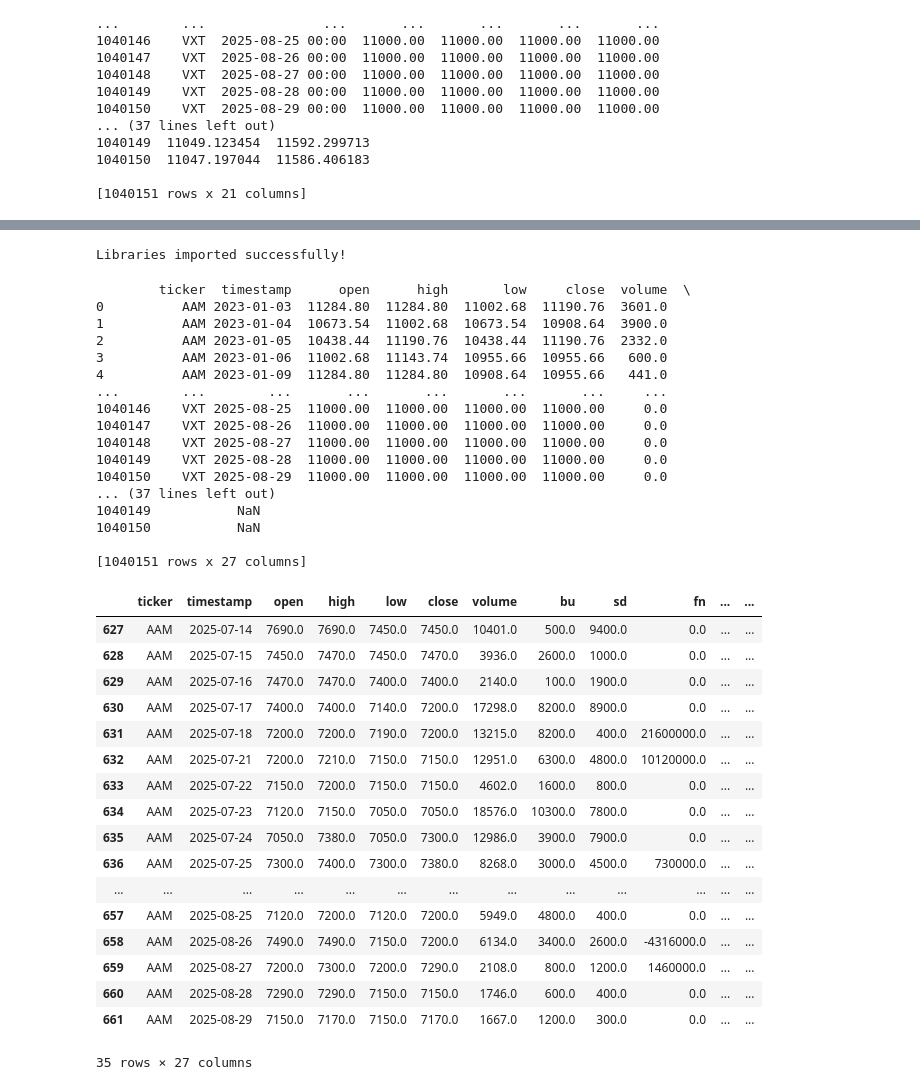
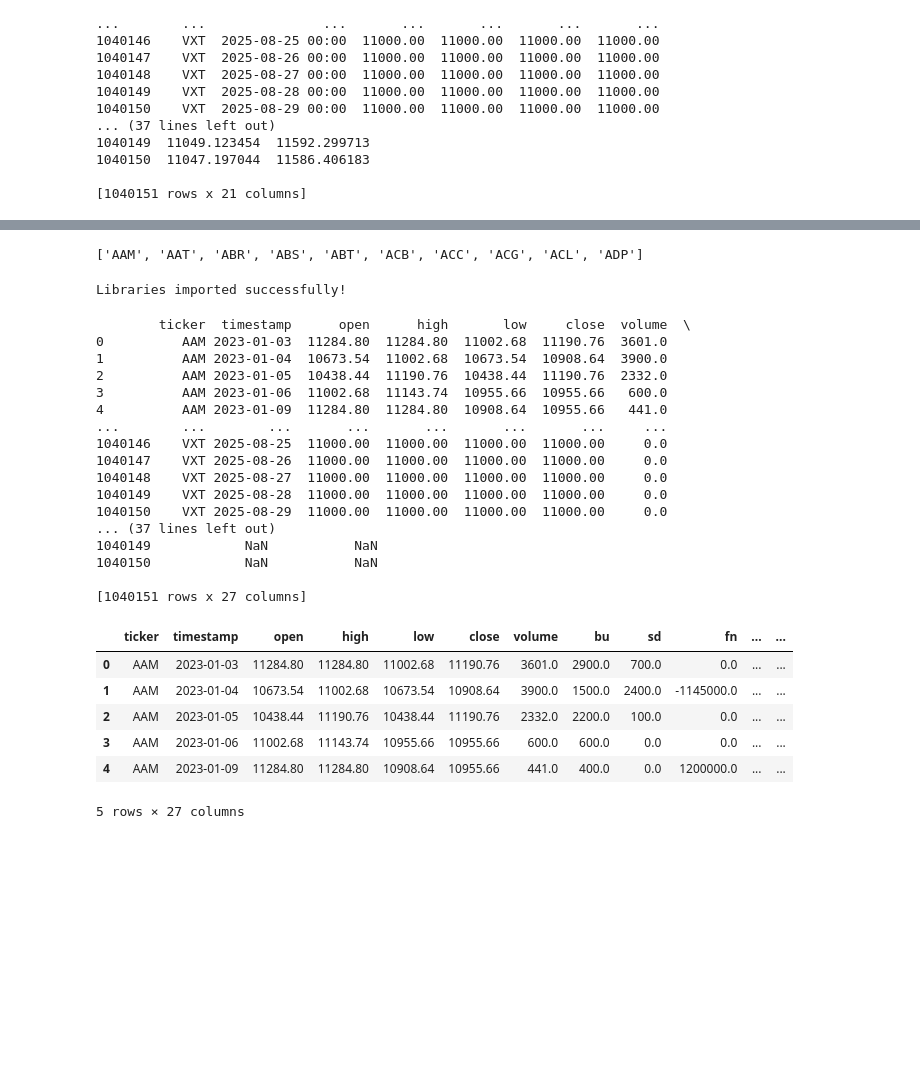
Before and after one commit to vyvy31082004/Data-Science-Talent, a Jupyter notebook: B2_Processing/Data_processing.ipynb, the cells around one changed output, grey strips where cells are left out. Saved outputs shown, nothing was run; the diff lists cells and outputs as text; code cells hidden in the pictures; blank space fills up the shorter version.

```diff
--- a/B2_Processing/Data_processing.ipynb
+++ b/B2_Processing/Data_processing.ipynb
@@ -83,12 +83,8 @@ Successfully installed fastdtw-0.3.4 fiinquantx-0.1.37 msgpack-1.0.2 signalrcore
 # %%
 from FiinQuantX import FiinSession, RealTimeData
-from dotenv import load_dotenv
-import os
 
-# Load environment variables
-load_dotenv()
-username = os.getenv('USERNAME1')
-password = os.getenv('PASSWORD1')
+username = 'DSTC_37@fiinquant.vn'
+password = 'Fiinquant0606'
 
 client = FiinSession(
     username=username,
@@ -169,3 +149,8 @@ df.loc[df['ticker'] == 'ACB']
+# %%
+tickers = df['ticker'].unique().tolist()
+tickers[:10]
+# %% [output]
+['AAM', 'AAT', 'ABR', 'ABS', 'ABT', 'ACB', 'ACC', 'ACG', 'ACL', 'ADP']
 # %%
 # Cell 1: Import libraries
 import pandas as pd
@@ -338,30 +323,19 @@ print(result_df)
 1040149    VXT 2025-08-28  11000.00  11000.00  11000.00  11000.00     0.0
 1040150    VXT 2025-08-29  11000.00  11000.00  11000.00  11000.00     0.0
 ... (37 lines left out)
-1040149           NaN
-1040150           NaN
+1040149            NaN           NaN
+1040150            NaN           NaN
 
 [1040151 rows x 27 columns]
 # %%
-result_df.loc[result_df["ticker"] == 'AAM'].tail(35)
+result_df.loc[result_df["ticker"] == 'AAM'].head()
 # %% [output]
 |  | ticker | timestamp | open | high | low | close | volume | bu | sd | fn | ... | ... |
-| 627 | AAM | 2025-07-14 | 7690.0 | 7690.0 | 7450.0 | 7450.0 | 10401.0 | 500.0 | 9400.0 | 0.0 | ... | ... |
-| 628 | AAM | 2025-07-15 | 7450.0 | 7470.0 | 7450.0 | 7470.0 | 3936.0 | 2600.0 | 1000.0 | 0.0 | ... | ... |
-| 629 | AAM | 2025-07-16 | 7470.0 | 7470.0 | 7400.0 | 7400.0 | 2140.0 | 100.0 | 1900.0 | 0.0 | ... | ... |
-| 630 | AAM | 2025-07-17 | 7400.0 | 7400.0 | 7140.0 | 7200.0 | 17298.0 | 8200.0 | 8900.0 | 0.0 | ... | ... |
-| 631 | AAM | 2025-07-18 | 7200.0 | 7200.0 | 7190.0 | 7200.0 | 13215.0 | 8200.0 | 400.0 | 21600000.0 | ... | ... |
-| 632 | AAM | 2025-07-21 | 7200.0 | 7210.0 | 7150.0 | 7150.0 | 12951.0 | 6300.0 | 4800.0 | 10120000.0 | ... | ... |
-| 633 | AAM | 2025-07-22 | 7150.0 | 7200.0 | 7150.0 | 7150.0 | 4602.0 | 1600.0 | 800.0 | 0.0 | ... | ... |
-| 634 | AAM | 2025-07-23 | 7120.0 | 7150.0 | 7050.0 | 7050.0 | 18576.0 | 10300.0 | 7800.0 | 0.0 | ... | ... |
-| 635 | AAM | 2025-07-24 | 7050.0 | 7380.0 | 7050.0 | 7300.0 | 12986.0 | 3900.0 | 7900.0 | 0.0 | ... | ... |
-| 636 | AAM | 2025-07-25 | 7300.0 | 7400.0 | 7300.0 | 7380.0 | 8268.0 | 3000.0 | 4500.0 | 730000.0 | ... | ... |
-| ... | ... | ... | ... | ... | ... | ... | ... | ... | ... | ... | ... | ... |
-| 657 | AAM | 2025-08-25 | 7120.0 | 7200.0 | 7120.0 | 7200.0 | 5949.0 | 4800.0 | 400.0 | 0.0 | ... | ... |
-| 658 | AAM | 2025-08-26 | 7490.0 | 7490.0 | 7150.0 | 7200.0 | 6134.0 | 3400.0 | 2600.0 | -4316000.0 | ... | ... |
-| 659 | AAM | 2025-08-27 | 7200.0 | 7300.0 | 7200.0 | 7290.0 | 2108.0 | 800.0 | 1200.0 | 1460000.0 | ... | ... |
-| 660 | AAM | 2025-08-28 | 7290.0 | 7290.0 | 7150.0 | 7150.0 | 1746.0 | 600.0 | 400.0 | 0.0 | ... | ... |
-| 661 | AAM | 2025-08-29 | 7150.0 | 7170.0 | 7150.0 | 7170.0 | 1667.0 | 1200.0 | 300.0 | 0.0 | ... | ... |
+| 0 | AAM | 2023-01-03 | 11284.80 | 11284.80 | 11002.68 | 11190.76 | 3601.0 | 2900.0 | 700.0 | 0.0 | ... | ... |
+| 1 | AAM | 2023-01-04 | 10673.54 | 11002.68 | 10673.54 | 10908.64 | 3900.0 | 1500.0 | 2400.0 | -1145000.0 | ... | ... |
+| 2 | AAM | 2023-01-05 | 10438.44 | 11190.76 | 10438.44 | 11190.76 | 2332.0 | 2200.0 | 100.0 | 0.0 | ... | ... |
+| 3 | AAM | 2023-01-06 | 11002.68 | 11143.74 | 10955.66 | 10955.66 | 600.0 | 600.0 | 0.0 | 0.0 | ... | ... |
+| 4 | AAM | 2023-01-09 | 11284.80 | 11284.80 | 10908.64 | 10955.66 | 441.0 | 400.0 | 0.0 | 1200000.0 | ... | ... |
-35 rows × 27 columns
+5 rows × 27 columns
 # %%
 result_df.to_csv("/content/drive/MyDrive/DSCT-FTU/full_data_1.csv", index=False, encoding="utf-8-sig")
```
Also changed, not shown: parts of 4 cells of this notebook.
